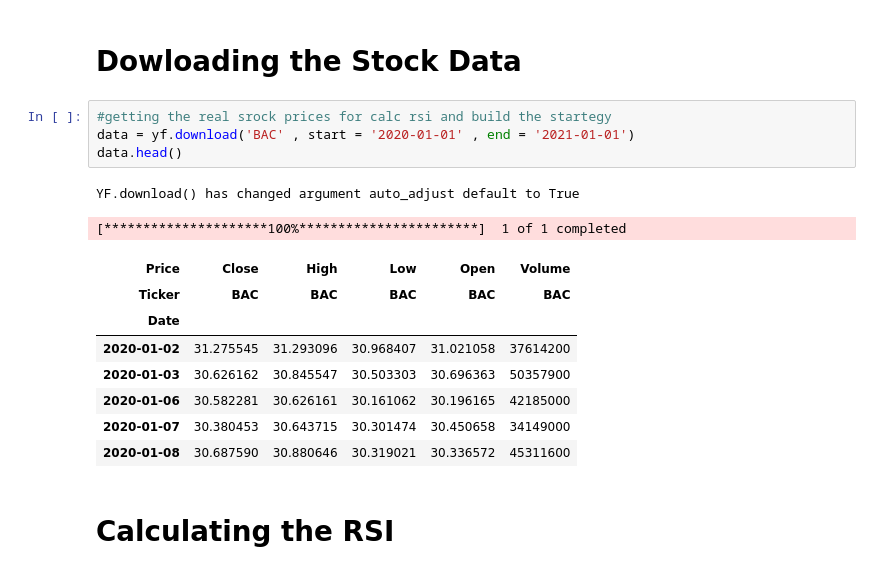
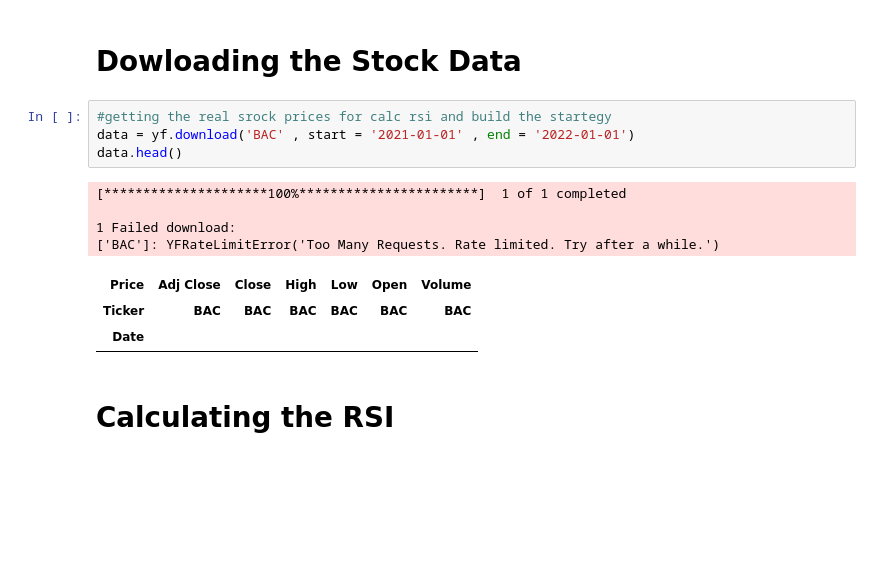
Before and after one commit to sakshyambanjade/RSI-Trading-Bot-, a Jupyter notebook: RSI.ipynb, the cells around one changed output. Drawn from its saved outputs; the diff is of its cells as text; blank space fills up the shorter version.

```diff
--- a/RSI.ipynb
+++ b/RSI.ipynb
@@ -9,19 +9,16 @@ import matplotlib.pyplot as plt
 # Dowloading the Stock Data
 # %%
 #getting the real srock prices for calc rsi and build the startegy
-data = yf.download('BAC' , start = '2020-01-01' , end = '2021-01-01')
+data = yf.download('BAC' , start = '2021-01-01' , end = '2022-01-01')
 data.head()
 # %% [output]
-YF.download() has changed argument auto_adjust default to True
+[*********************100%***********************]  1 of 1 completed
+
+1 Failed download:
+['BAC']: YFRateLimitError('Too Many Requests. Rate limited. Try after a while.')
-[*********************100%***********************]  1 of 1 completed
-| Price | Close | High | Low | Open | Volume |
-| Ticker | BAC | BAC | BAC | BAC | BAC |
-| Date |  |  |  |  |  |
-| 2020-01-02 | 31.275545 | 31.293096 | 30.968407 | 31.021058 | 37614200 |
-| 2020-01-03 | 30.626162 | 30.845547 | 30.503303 | 30.696363 | 50357900 |
-| 2020-01-06 | 30.582281 | 30.626161 | 30.161062 | 30.196165 | 42185000 |
-| 2020-01-07 | 30.380453 | 30.643715 | 30.301474 | 30.450658 | 34149000 |
-| 2020-01-08 | 30.687590 | 30.880646 | 30.319021 | 30.336572 | 45311600 |
+| Price | Adj Close | Close | High | Low | Open | Volume |
+| Ticker | BAC | BAC | BAC | BAC | BAC | BAC |
+| Date |  |  |  |  |  |  |
 # %% [markdown]
 # Calculating the RSI
 # %%
```
Also changed, not shown: parts of 5 cells of this notebook.
